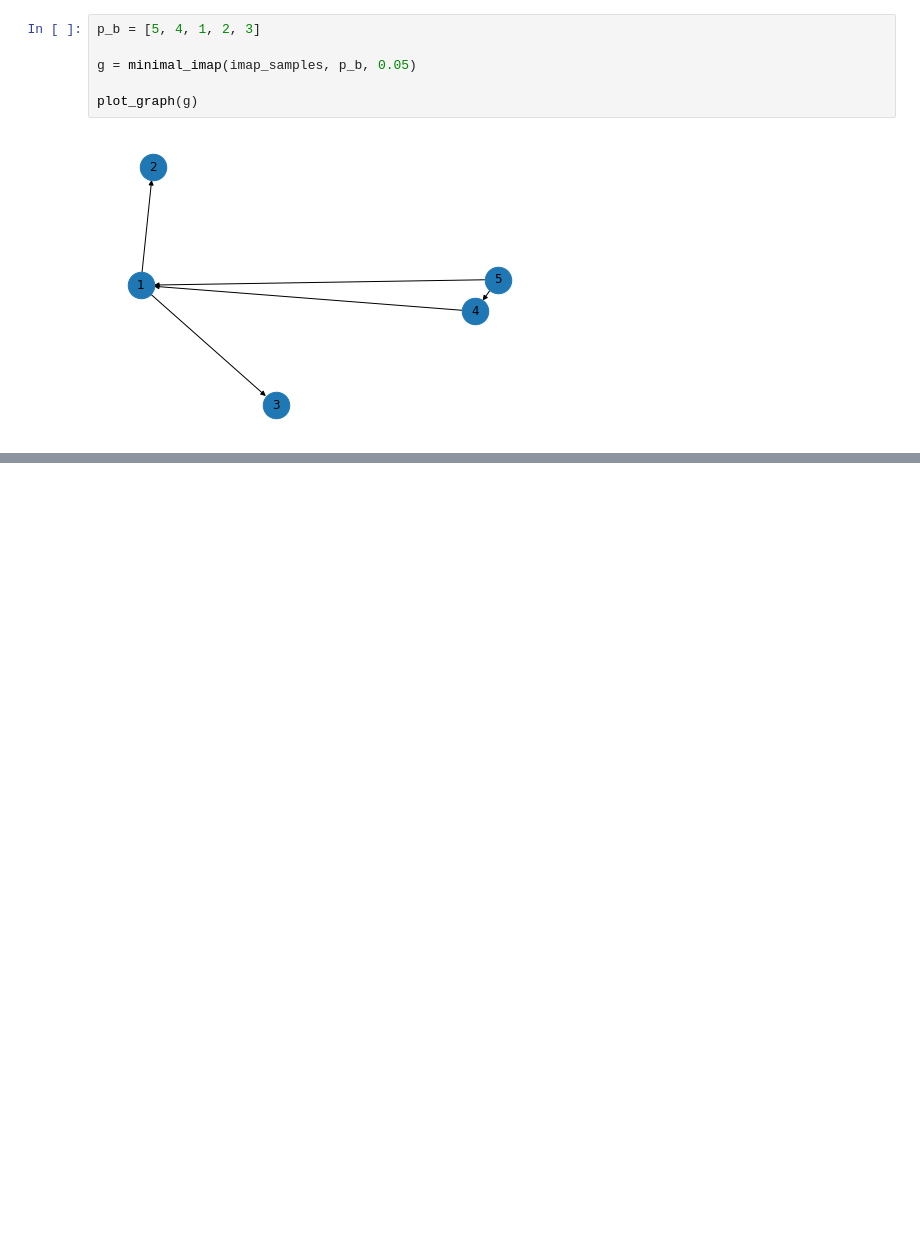
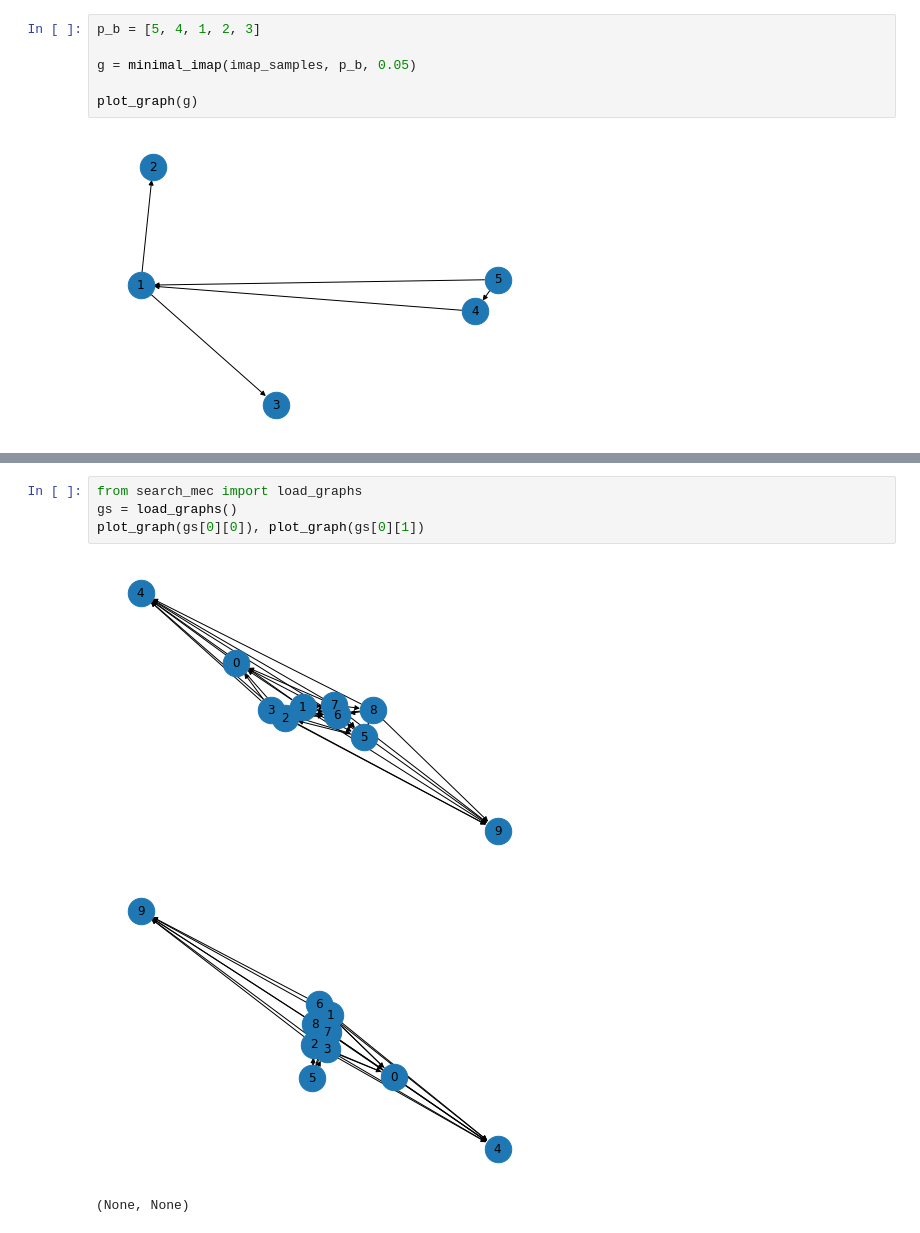
Before and after one commit to metaescape/numbers, a Jupyter notebook: prob/discovery.ipynb, the cells around one changed output, grey strips where cells are left out. Saved outputs shown, nothing was run; the diff lists cells and outputs as text; blank space fills up the shorter version.

```diff
--- a/prob/discovery.ipynb
+++ b/prob/discovery.ipynb
@@ -33,0 +34,8 @@ plot_graph(g)
+# %%
+from search_mec import load_graphs
+gs = load_graphs()
+plot_graph(gs[0][0]), plot_graph(gs[0][1])
+# %% [output]
+[figure, added]
+[figure, added]
+(None, None)
```
Also changed, not shown: parts of 1 cell of this notebook, 8 other files.
